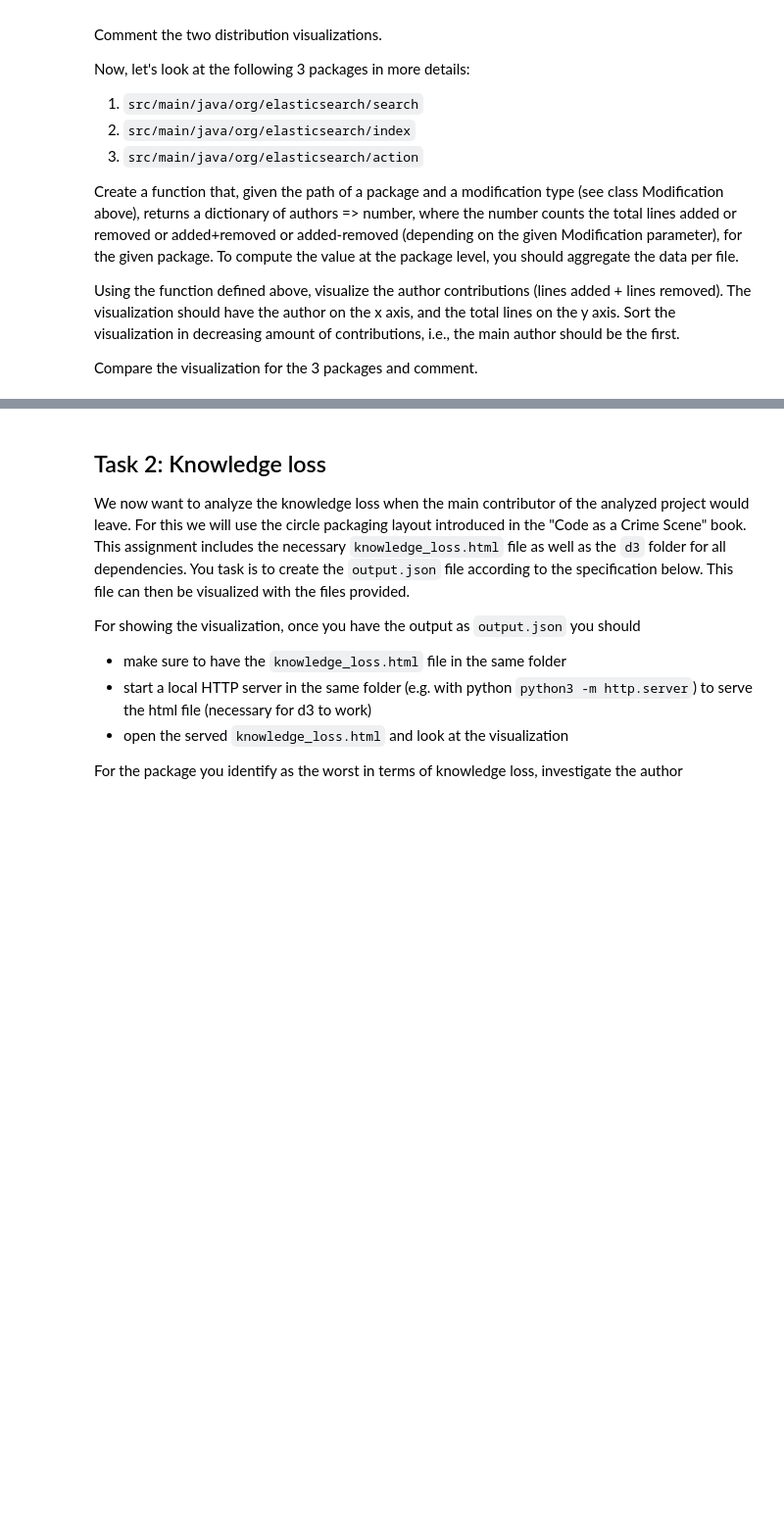
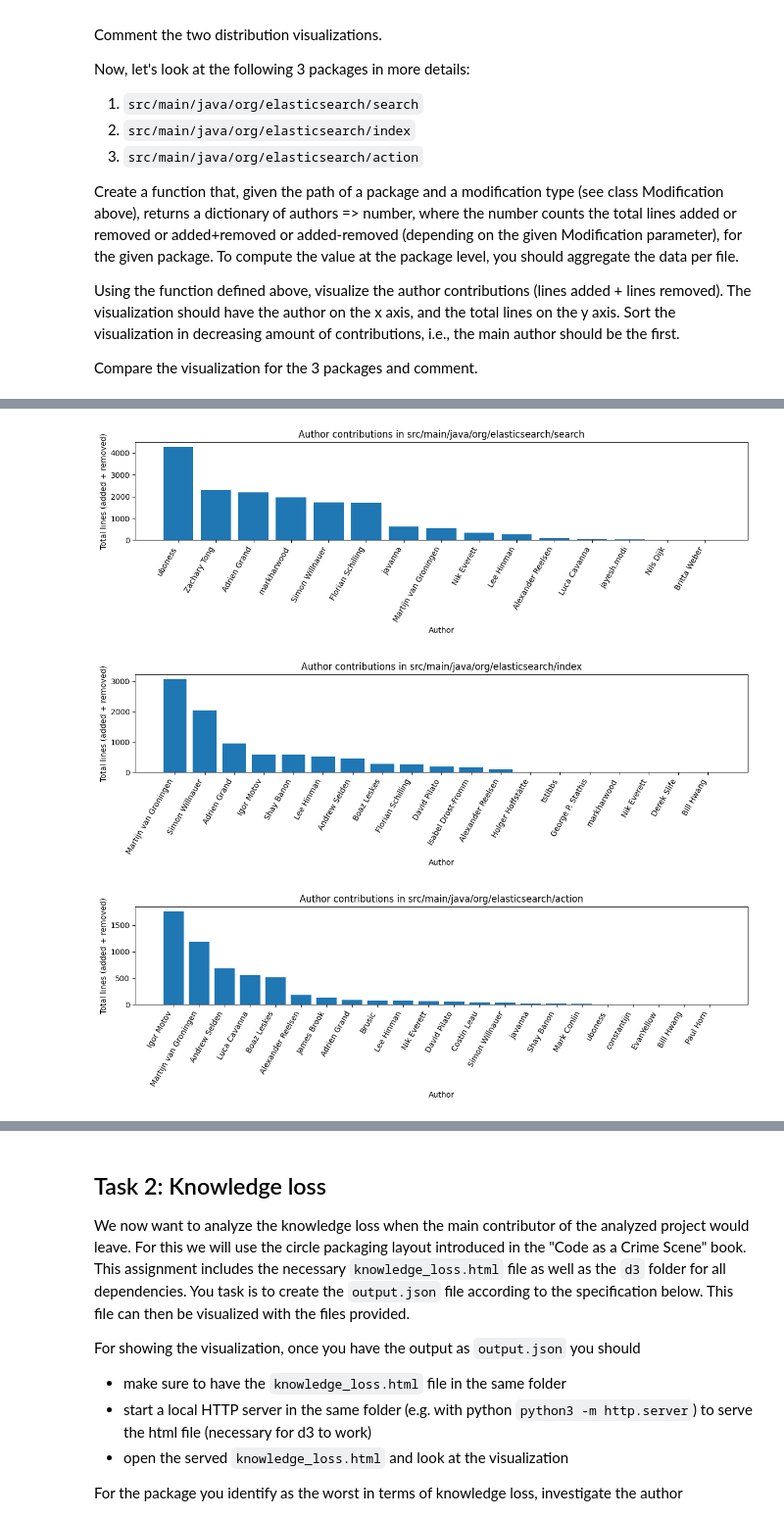
Before and after one commit to luciacortes063/fss_se_assignment, a Jupyter notebook: FSS-SEII-Assignment-2/FSS-SEII-Assignment-2025.ipynb, the cells around one changed output, grey strips where cells are left out. Shown at 98% size. Saved outputs shown, nothing was run; the diff lists cells and outputs as text; code cells hidden in the pictures; blank space fills up the shorter version.

```diff
--- a/FSS-SEII-Assignment-2/FSS-SEII-Assignment-2025.ipynb
+++ b/FSS-SEII-Assignment-2/FSS-SEII-Assignment-2025.ipynb
@@ -58,0 +143,64 @@ Compare the visualization for the 3 packages and comment.
+# %%
+#we define the three packages we want to analyze
+packages = [
+    "src/main/java/org/elasticsearch/search",
+    "src/main/java/org/elasticsearch/index",
+    "src/main/java/org/elasticsearch/action",
+]
+
+def author_contributions_for_package(package_path: str, mod_type: Modification) -> dict:
+    #we aggregate lines per author, but only for files inside the given package
+    author_to_lines = defaultdict(int)
+
+    #we iterate the commits between the two tags
+    for c in repo.iter_commits(f"{from_tag}..{to_tag}"):
+        author = c.author.name if c.author is not None else "Unknown"
+
+        #we compute per-file stats for this commit and then sum them at package level
+        for file_path, stats in c.stats.files.items():
+            #we only consider java files inside the package folder
+            if not file_path.endswith(".java"):
+                continue
+            if not file_path.startswith(package_path):
+                continue
+
+            lines_added = stats.get("insertions", 0)
+            lines_removed = stats.get("deletions", 0)
+
+            if mod_type == Modification.ADDED:
+                value = lines_added
+            elif mod_type == Modification.REMOVED:
+                value = lines_removed
+            elif mod_type == Modification.TOTAL:
+                value = lines_added + lines_removed
+            elif mod_type == Modification.DIFF:
+                value = lines_added - lines_removed
+            else:
+                value = 0
+
+            author_to_lines[author] += value
+
+    return dict(author_to_lines)
+
+
+#we visualize author contributions (lines added + lines removed) for each package
+for package_path in packages:
+    author_to_total = author_contributions_for_package(package_path, Modification.TOTAL)
+
+    #we sort authors by total contribution (descending)
+    sorted_items = sorted(author_to_total.items(), key=lambda x: x[1], reverse=True)
+    authors = [a for a, _ in sorted_items]
+    totals = [v for _, v in sorted_items]
+
+    plt.figure(figsize=(12, 4))
+    plt.bar(authors, totals)
+    plt.xlabel("Author")
+    plt.ylabel("Total lines (added + removed)")
+    plt.title(f"Author contributions in {package_path}")
+    plt.xticks(rotation=60, ha="right")
+    plt.tight_layout()
+    plt.show()
+# %% [output]
+[figure, added]
+[figure, added]
+[figure, added]
```
Also changed, not shown: parts of 8 cells of this notebook, 2 other files.
